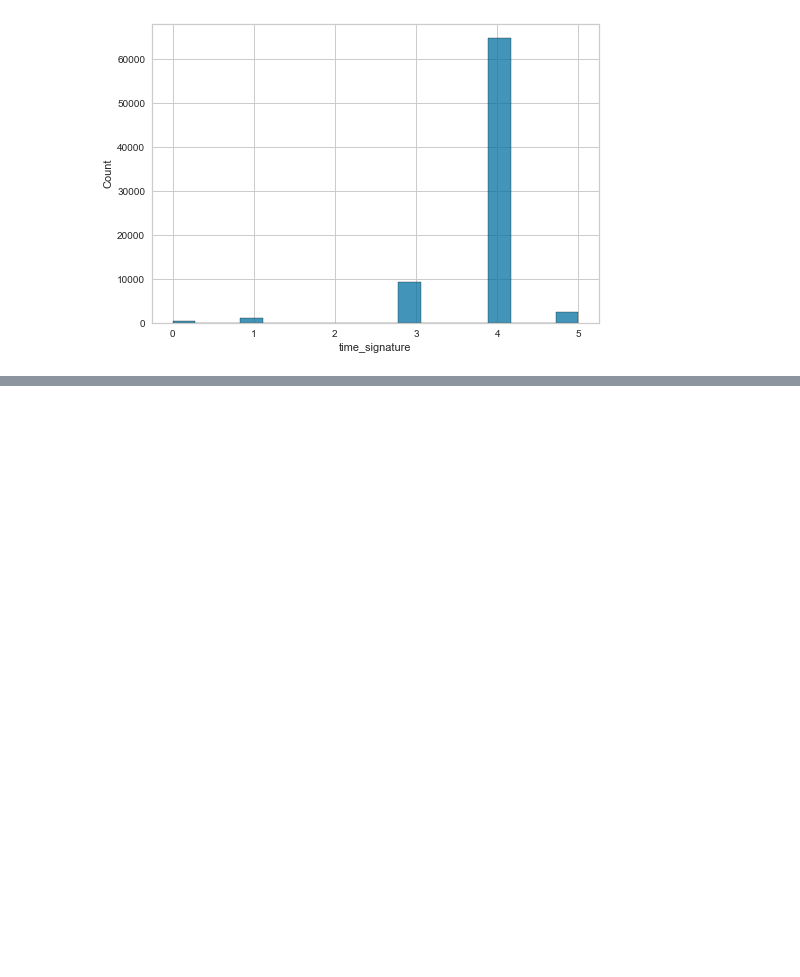
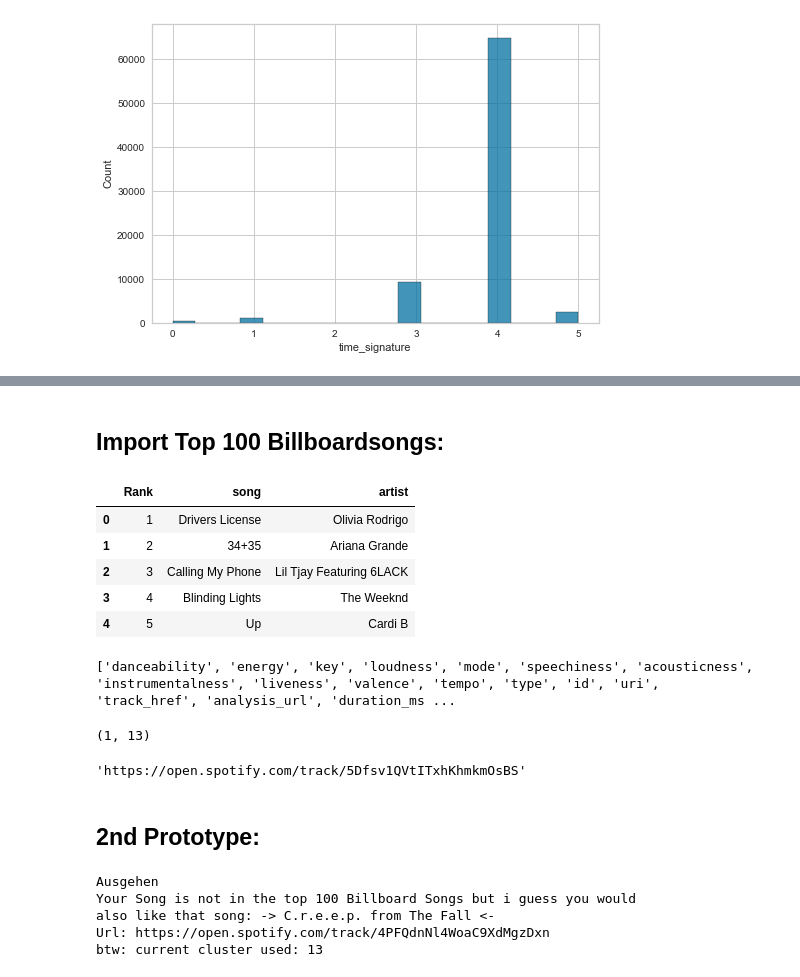
Before and after one commit to powerflo-data/Iron-Oliver, a Jupyter notebook: Python/Lab_806_Spotipy_API_Wrepper_clustering_songs_kmeans.ipynb, the cells around one changed output, grey strips where cells are left out. Drawn from its saved outputs; the diff is of its cells as text; code cells hidden in the pictures; blank space fills up the shorter version.

Commit message:
Finishing Lab 8.06 - GNOD Project 2nd Prototype

```diff
--- a/Python/Lab_806_Spotipy_API_Wrepper_clustering_songs_kmeans.ipynb
+++ b/Python/Lab_806_Spotipy_API_Wrepper_clustering_songs_kmeans.ipynb
@@ -13,3 +17,23 @@ import seaborn as sns
+# %%
+def import_top_100_billboardsongs():
+    from bs4 import BeautifulSoup
+    import requests
+    url = "https://www.billboard.com/charts/hot-100"
+    response = requests.get(url)
+    soup = BeautifulSoup(response.content, "html.parser")
+    rank_list = soup.select("li span.chart-element__rank__number")
+    song_list = soup.select("li span.chart-element__information__song")
+    artist_list = soup.select("li span.chart-element__information__artist")
+    rank = []
+    song = []
+    artist = []
+    len_top100 = len(soup.select("li span.chart-element__information__song"))
+    for i in range(len_top100):
+        rank.append(rank_list[i].get_text())
+        song.append(song_list[i].get_text())
+        artist.append(artist_list[i].get_text())
+
+    return pd.DataFrame({'Rank':rank,'song':song,'artist':artist})
 # %%
 df_fullsong = pd.read_csv('full_songlist_without_duplicates.csv')
 # %%
@@ -172,0 +266,35 @@ Text(0.5, 1.0, 'Elbow Method showing the optimal k within [2, 3, 4, 5, 6, 7, 8,
+# %% [markdown]
+## Import Top 100 Billboardsongs:
+# %%
+df_top_100 = import_top_100_billboardsongs()
+# %%
+df_top_100.head()
+# %% [output]
+|  | Rank | song | artist |
+| 0 | 1 | Drivers License | Olivia Rodrigo |
+| 1 | 2 | 34+35 | Ariana Grande |
+| 2 | 3 | Calling My Phone | Lil Tjay Featuring 6LACK |
+| 3 | 4 | Blinding Lights | The Weeknd |
+| 4 | 5 | Up | Cardi B |
+# %%
+#result['tracks']['items'][0]['artists'][0]['external_urls']
+#result['tracks']['items'][0]['id']
+audio_features = list(sp.audio_features(sp.search(q=songname,limit=1,type='track')['tracks']['items'][0]['id'])[0].keys())
+print(audio_features)
+pd.DataFrame([sp.audio_features(sp.search(q=songname,limit=1,type='track')['tracks']['items'][0]['id'])[0]]).drop(columns=audio_features[11:16]).shape
+# %% [output]
+['danceability', 'energy', 'key', 'loudness', 'mode', 'speechiness', 'acousticness', 'instrumentalness', 'liveness', 'valence', 'tempo', 'type', 'id', 'uri', 'track_href', 'analysis_url', 'duration_ms ...
+(1, 13)
+# %%
+audio_f_dic = sp.audio_features(sp.search(q=songname,limit=1,type='track')['tracks']['items'][0]['id'])[0]
+x = pd.DataFrame([audio_f_dic]).drop(columns=list(audio_f_dic.keys())[11:16])
+x_prep = STDC.transform(x)
+cluster_song_prediction = kmeans.predict(x)[0]
+newsong = df_fullsong_clusters[df_fullsong_clusters['Cluster']==cluster_song_prediction].sample(1)
+name = newsong['name'].values[0]
+artist = newsong['artist'].values[0]
+sp.tracks(newsong['track_id'])['tracks'][0]['external_urls']['spotify']
+# %% [output]
+'https://open.spotify.com/track/5Dfsv1QVtITxhKhmkmOsBS'
+# %% [markdown]
+## 2nd Prototype:
@@ -172,0 +330,8 @@ Text(0.5, 1.0, 'Elbow Method showing the optimal k within [2, 3, 4, 5, 6, 7, 8,
+# %%
+recommend_a_song(str(input()))
+# %% [output]
+Ausgehen
+Your Song is not in the top 100 Billboard Songs but i guess you would
+also like that song: -> C.r.e.e.p. from The Fall <-
+Url: https://open.spotify.com/track/4PFQdnNl4WoaC9XdMgzDxn
+btw: current cluster used: 13
```
Also changed, not shown: parts of 28 cells of this notebook, 1 other file.
